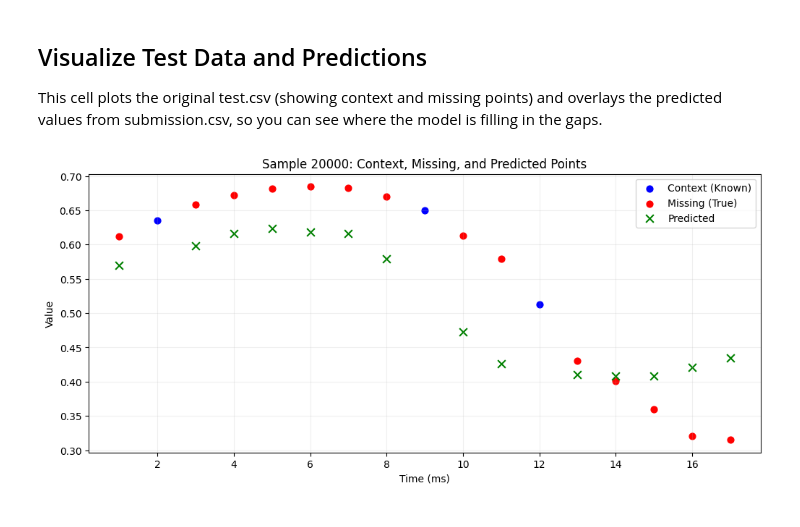
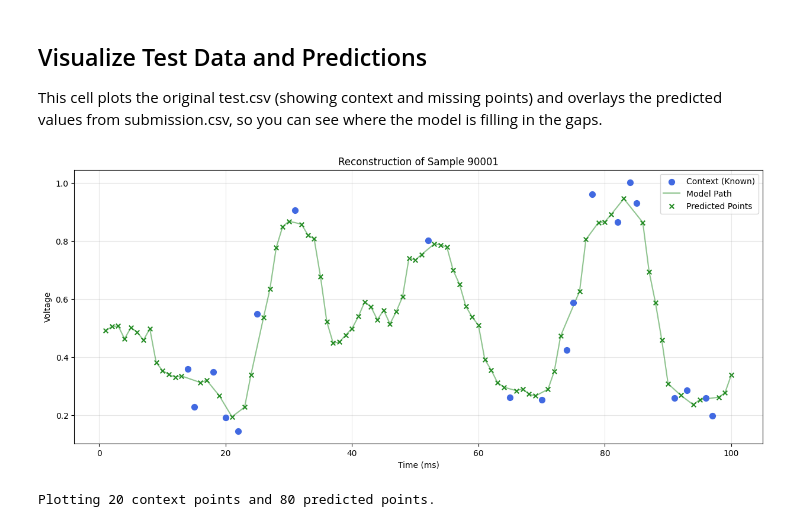
Before and after one commit to amancodes8/Spectral-Bridge, a Jupyter notebook: spectral_bridge_anp_notebook.ipynb, the cells around one changed output. Cells and saved outputs as stored; diff of their text form; code cells hidden in the pictures.

```diff
--- a/spectral_bridge_anp_notebook.ipynb
+++ b/spectral_bridge_anp_notebook.ipynb
@@ -1159,40 +1159,41 @@ Rows: 14
 ## Visualize Test Data and Predictions
 This cell plots the original test.csv (showing context and missing points) and overlays the predicted values from submission.csv, so you can see where the model is filling in the gaps.
 # %%
-# Visualization: Show context, missing, and predicted points
 import pandas as pd
 import matplotlib.pyplot as plt
 
-# Load test and submission data
-# (Adjust paths if needed)
+# 1. Load data
 test_df = pd.read_csv('test.csv')
 pred_df = pd.read_csv('submission.csv')
 
-sample_id = test_df['Sample_ID'].iloc[0]  # Visualize the first sample (change as needed)
+# 2. Pick a specific Sample_ID that exists in BOTH files
+sample_id = test_df['Sample_ID'].unique()[0]
 test_sample = test_df[test_df['Sample_ID'] == sample_id]
 pred_sample = pred_df[pred_df['Sample_ID'] == sample_id]
 
-plt.figure(figsize=(12, 5))
-# Plot context points
-plt.scatter(test_sample[test_sample['Is_Context'] == 1]['Time_ms'],
-            test_sample[test_sample['Is_Context'] == 1]['Value'],
-            color='blue', label='Context (Known)', s=40)
-# Plot missing (target) points (ground truth)
-plt.scatter(test_sample[test_sample['Is_Context'] == 0]['Time_ms'],
-            test_sample[test_sample['Is_Context'] == 0]['Value'],
-            color='red', label='Missing (True)', s=40)
-# Plot predictions
-plt.scatter(pred_sample['Time_ms'], pred_sample['Predicted_Value'],
-            color='green', label='Predicted', marker='x', s=60)
+plt.figure(figsize=(15, 6))
 
-plt.title(f'Sample {sample_id}: Context, Missing, and Predicted Points')
+# Plot the Context Points (The Blue Dots the model was given)
+ctx = test_sample[test_sample['Is_Context'] == 1]
+plt.scatter(ctx['Time_ms'], ctx['Value'], color='royalblue', label='Context (Known)', s=50, zorder=5)
+
+# Plot the Model's Predictions (The Green Line/X's the model created)
+# We sort by time to make sure the line draws correctly
+pred_sample = pred_sample.sort_values('Time_ms')
+plt.plot(pred_sample['Time_ms'], pred_sample['Predicted_Value'], color='forestgreen', alpha=0.5, label='Model Path')
+plt.scatter(pred_sample['Time_ms'], pred_sample['Predicted_Value'], color='forestgreen', label='Predicted Points', marker='x', s=30)
+
+plt.title(f'Reconstruction of Sample {sample_id}')
 plt.xlabel('Time (ms)')
-plt.ylabel('Value')
+plt.ylabel('Voltage')
 plt.legend()
-plt.grid(alpha=0.2)
+plt.grid(alpha=0.3)
 plt.show()
+
+print(f"Plotting {len(ctx)} context points and {len(pred_sample)} predicted points.")
 # %% [output]
-[figure, old version]
+[figure, new version]
+Plotting 20 context points and 80 predicted points.
 # %%
 # Load the data to visualize performance on test samples
 test_df = pd.read_csv('test.csv')
```
Also changed, not shown: parts of 2 cells of this notebook, 3 other files.
